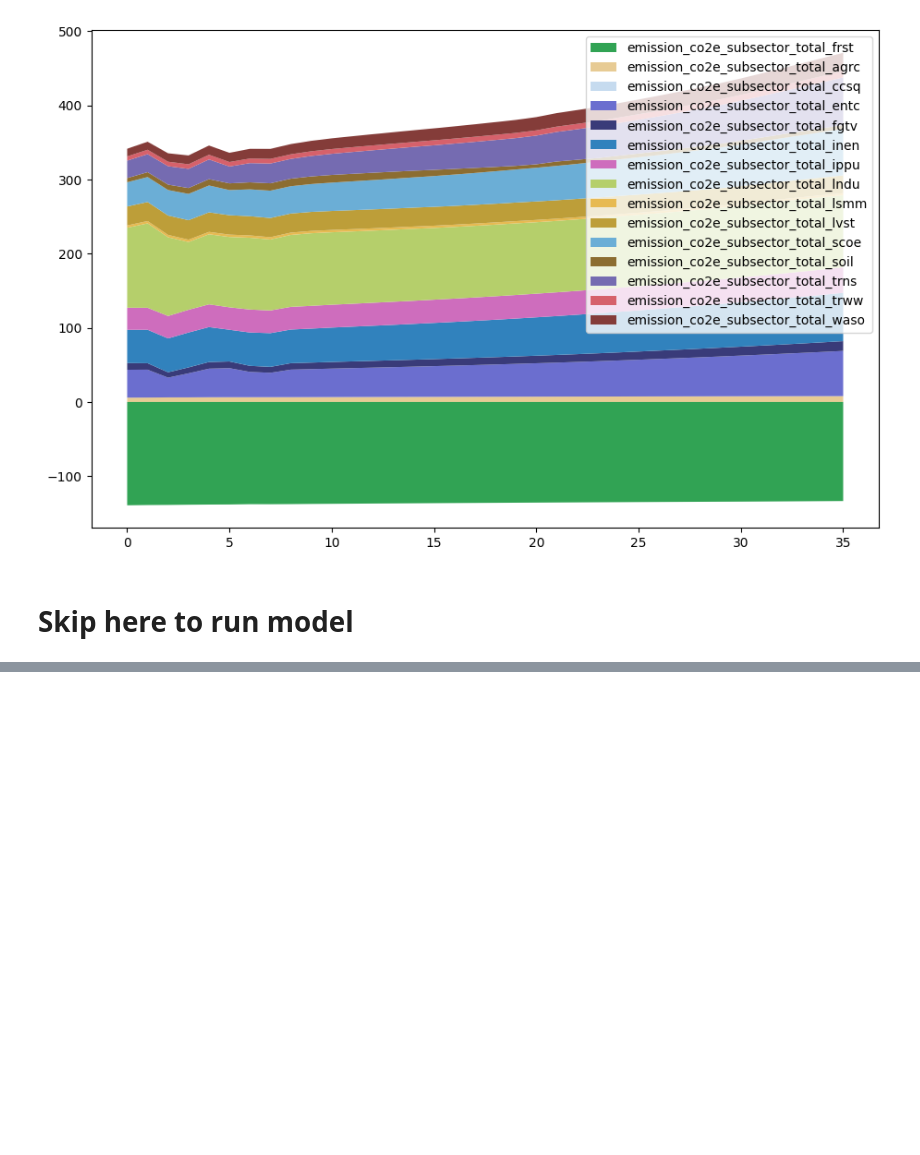
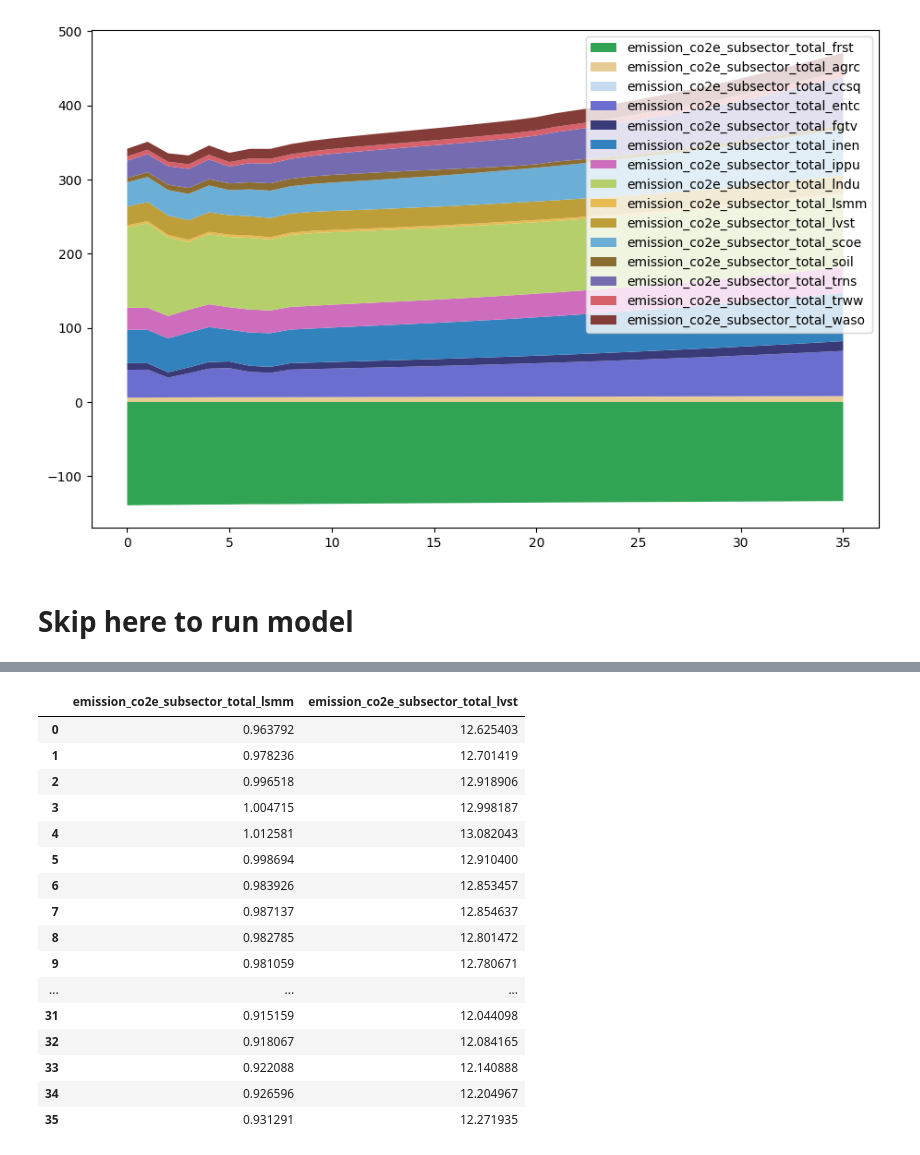
Before and after one commit to jcsyme/sisepuede_region_nbs, a Jupyter notebook: article_6_tanzania_sri_lanka_peru/peru_manager_article_6.ipynb, the cells around one changed output, grey strips where cells are left out. Cells and saved outputs as stored; diff of their text form; code cells hidden in the pictures; blank space fills up the shorter version.

```diff
--- a/article_6_tanzania_sri_lanka_peru/peru_manager_article_6.ipynb
+++ b/article_6_tanzania_sri_lanka_peru/peru_manager_article_6.ipynb
@@ -652,2 +799,4 @@ df_export.to_csv(
+# %%
+model_afolu = mafl.AFOLU(matt)
 # %%
 df_afolu = pd.read_excel("/Users/usuario/Downloads/Var_SSP_AFOLU_2.xlsx")
@@ -654,3 +884,25 @@ df_afolu = pd.read_excel("/Users/usuario/Downloads/Var_SSP_AFOLU_2.xlsx")
+# %%
+modvar = matt.get_variable("Livestock Head Count")
+
+df_tmp[[x for x in df_tmp.columns if x.startswith("emission_co2e_subsector_total") and (("lsmm" in x) or ("lvst" in x))]]
+# %% [output]
+|  | emission_co2e_subsector_total_lsmm | emission_co2e_subsector_total_lvst |
+| 0 | 0.963792 | 12.625403 |
+| 1 | 0.978236 | 12.701419 |
+| 2 | 0.996518 | 12.918906 |
+| 3 | 1.004715 | 12.998187 |
+| 4 | 1.012581 | 13.082043 |
+| 5 | 0.998694 | 12.910400 |
+| 6 | 0.983926 | 12.853457 |
+| 7 | 0.987137 | 12.854637 |
+| 8 | 0.982785 | 12.801472 |
+| 9 | 0.981059 | 12.780671 |
+| ... | ... | ... |
+| 31 | 0.915159 | 12.044098 |
+| 32 | 0.918067 | 12.084165 |
+| 33 | 0.922088 | 12.140888 |
+| 34 | 0.926596 | 12.204967 |
+| 35 | 0.931291 | 12.271935 |
 # %%
 # matt.get_attribute_table("Agriculture").key_values
 # %%
```
Also changed, not shown: parts of 19 cells of this notebook, 5 other files.
